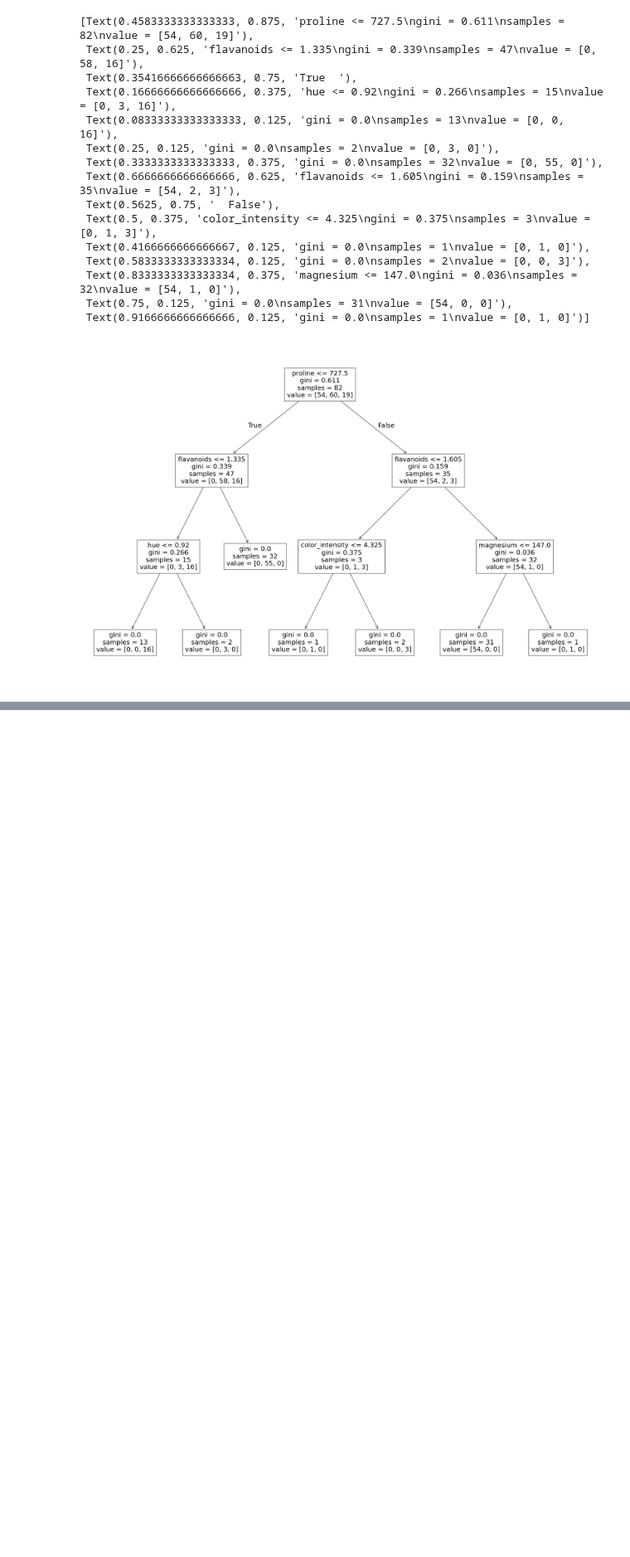
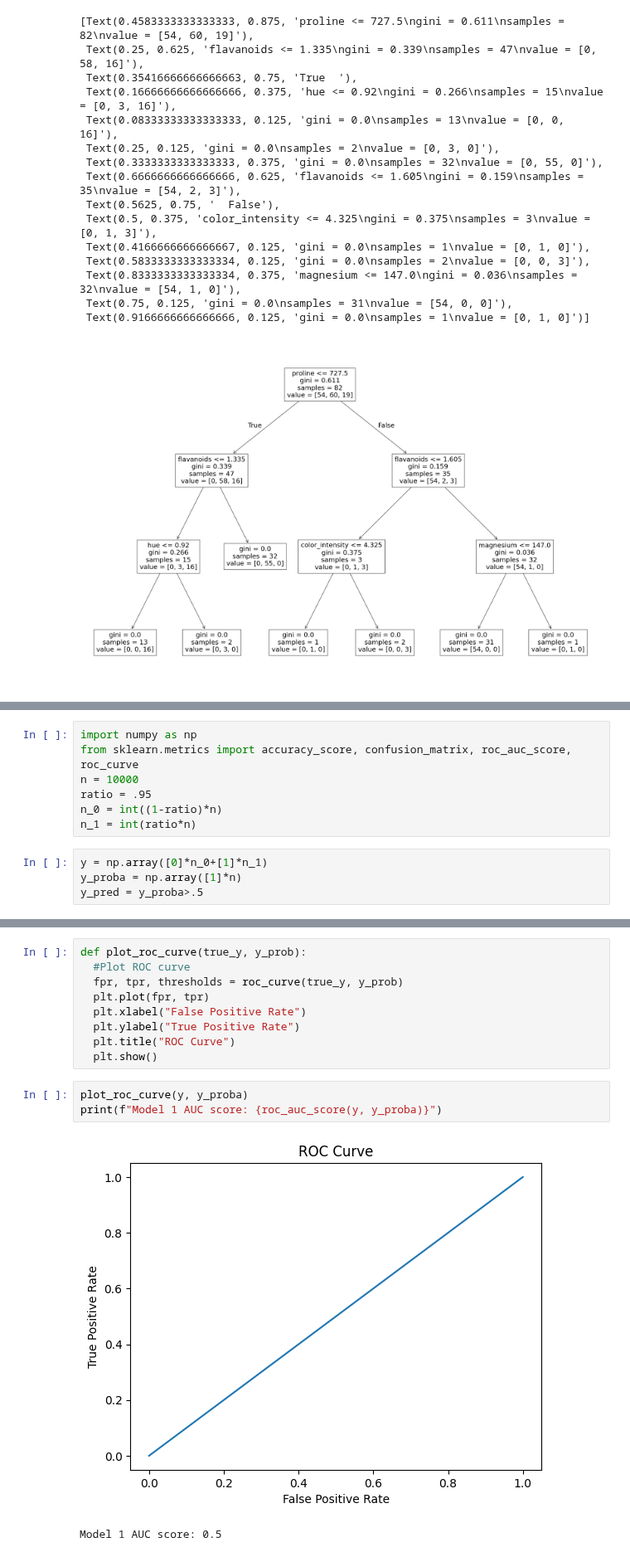
Before and after one commit to Vaibhavgoel123/Artificial-Intelligence, a Jupyter notebook: Machine_Learning.ipynb, the cells around one changed output, grey strips where cells are left out. Shown at 83% size. Saved outputs shown, nothing was run; the diff lists cells and outputs as text; blank space fills up the shorter version.

```diff
--- a/Machine_Learning.ipynb
+++ b/Machine_Learning.ipynb
@@ -898,0 +990,11 @@ plot_tree(oob_model.estimators_[0], feature_names=X.columns)
+# %%
+import numpy as np
+from sklearn.metrics import accuracy_score, confusion_matrix, roc_auc_score, roc_curve
+n = 10000
+ratio = .95
+n_0 = int((1-ratio)*n)
+n_1 = int(ratio*n)
+# %%
+y = np.array([0]*n_0+[1]*n_1)
+y_proba = np.array([1]*n)
+y_pred = y_proba>.5
@@ -898,0 +1032,15 @@ plot_tree(oob_model.estimators_[0], feature_names=X.columns)
+# %%
+def plot_roc_curve(true_y, y_prob):
+  #Plot ROC curve
+  fpr, tpr, thresholds = roc_curve(true_y, y_prob)
+  plt.plot(fpr, tpr)
+  plt.xlabel("False Positive Rate")
+  plt.ylabel("True Positive Rate")
+  plt.title("ROC Curve")
+  plt.show()
+# %%
+plot_roc_curve(y, y_proba)
+print(f"Model 1 AUC score: {roc_auc_score(y, y_proba)}")
+# %% [output]
+[figure, added]
+Model 1 AUC score: 0.5
```
Also changed, not shown: parts of 34 cells of this notebook.
